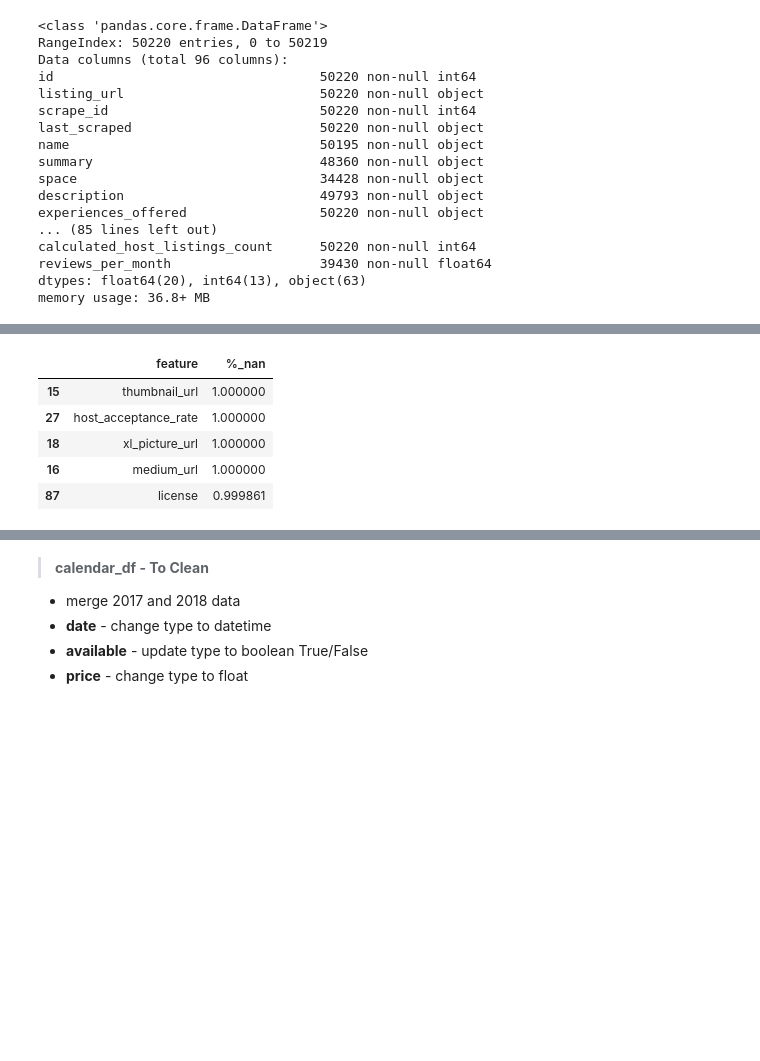
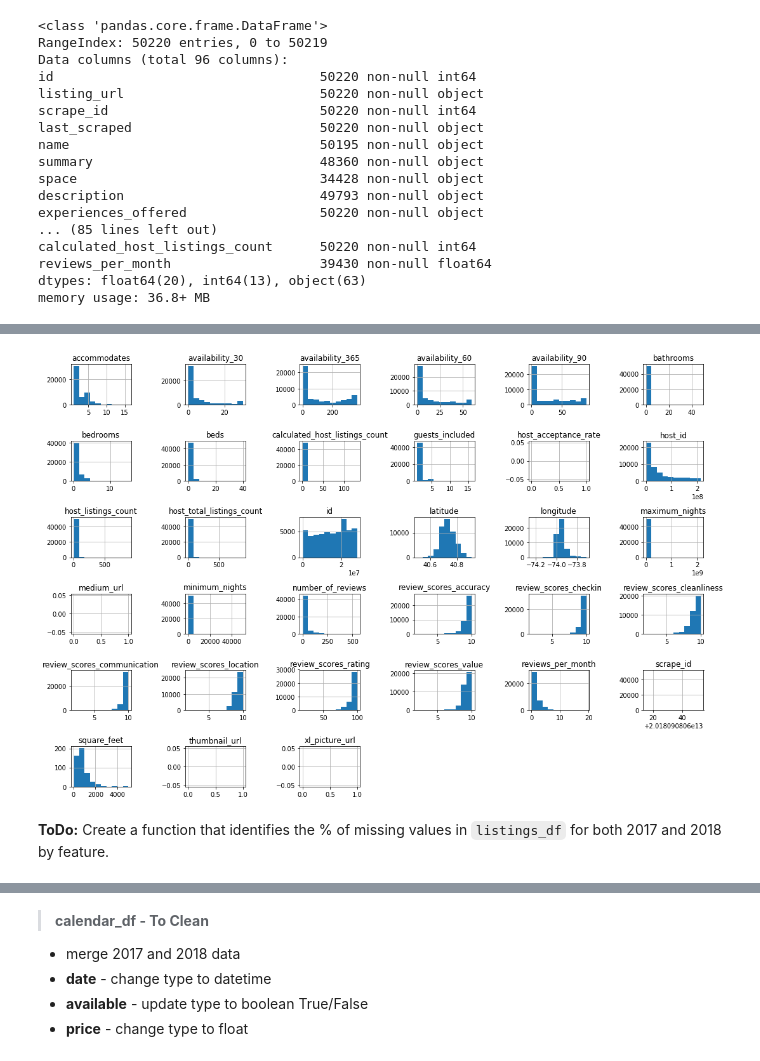
Before and after one commit to ajgiust/Airbnb_NYC, a Jupyter notebook: Airbnb_NYC-Data Analysis.ipynb, the cells around one changed output, grey strips where cells are left out. Cells and saved outputs as stored; diff of their text form; code cells hidden in the pictures; blank space fills up the shorter version.

```diff
--- a/Airbnb_NYC-Data Analysis.ipynb
+++ b/Airbnb_NYC-Data Analysis.ipynb
@@ -124,12 +261,13 @@ memory usage: 36.8+ MB
+# %%
+listings2018_df.hist(figsize=(15,10))
+plt.tight_layout();
+# %% [output]
+[figure, added]
+# %% [markdown]
+**ToDo:**
+Create a function that identifies the % of missing values in `listings_df` for both 2017 and 2018 by feature.
 # %%
-# Review % NaN for each field
-listings_nan_df = pd.DataFrame((listings2018_df.isnull().sum() / listings2018_df.shape[0])).reset_index().sort_values(by=0,ascending=False)
-listings_nan_df = listings_nan_df.rename(columns={'index': 'feature', 0: '%_nan'})
-listings_nan_df.head()
+def find_nan_percent(df):
+    df_nan_percent = pd.DataFrame((df.isnull().sum() / df.shape[0])).reset_index().sort_values(by=0,ascending=False)
+    df_nan_percent = df_nan_percent.rename(columns={'index': 'feature', 0: '%_nan'})
+    return df_nan_percent
-# %% [output]
-|  | feature | %_nan |
-| 15 | thumbnail_url | 1.000000 |
-| 27 | host_acceptance_rate | 1.000000 |
-| 18 | xl_picture_url | 1.000000 |
-| 16 | medium_url | 1.000000 |
-| 87 | license | 0.999861 |
```
Also changed, not shown: parts of 65 cells of this notebook.
